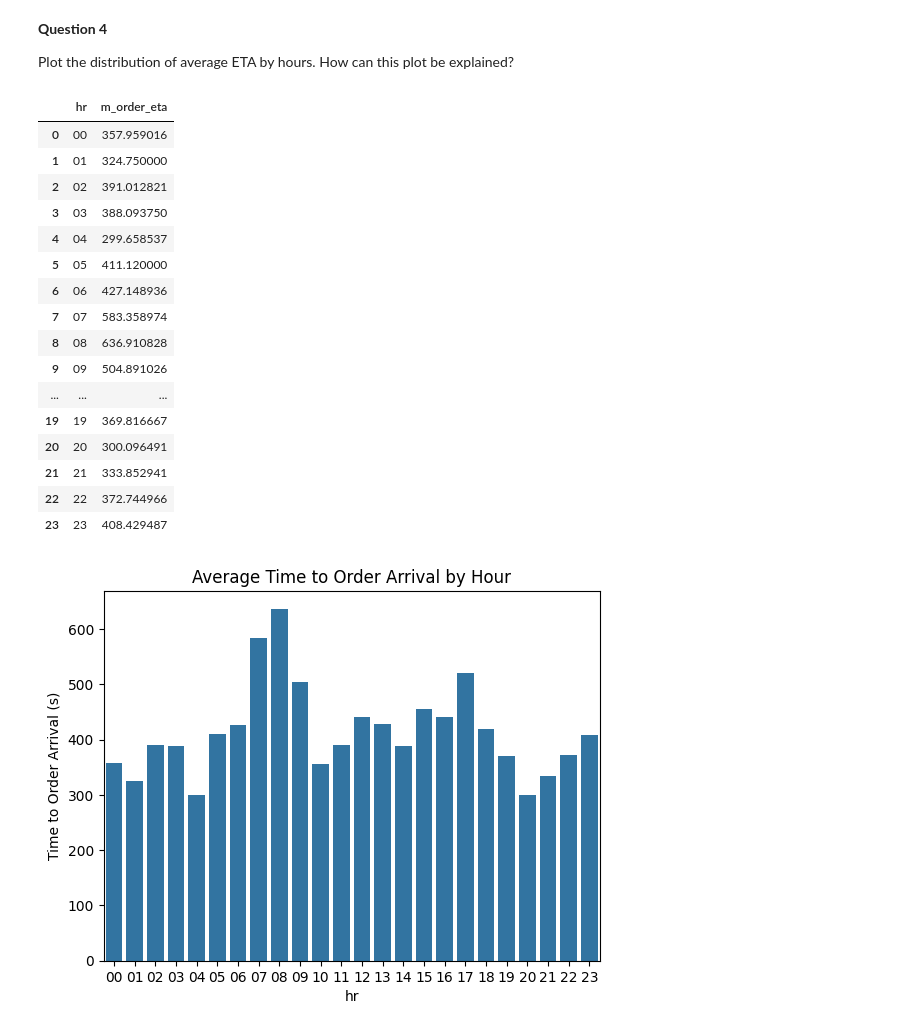
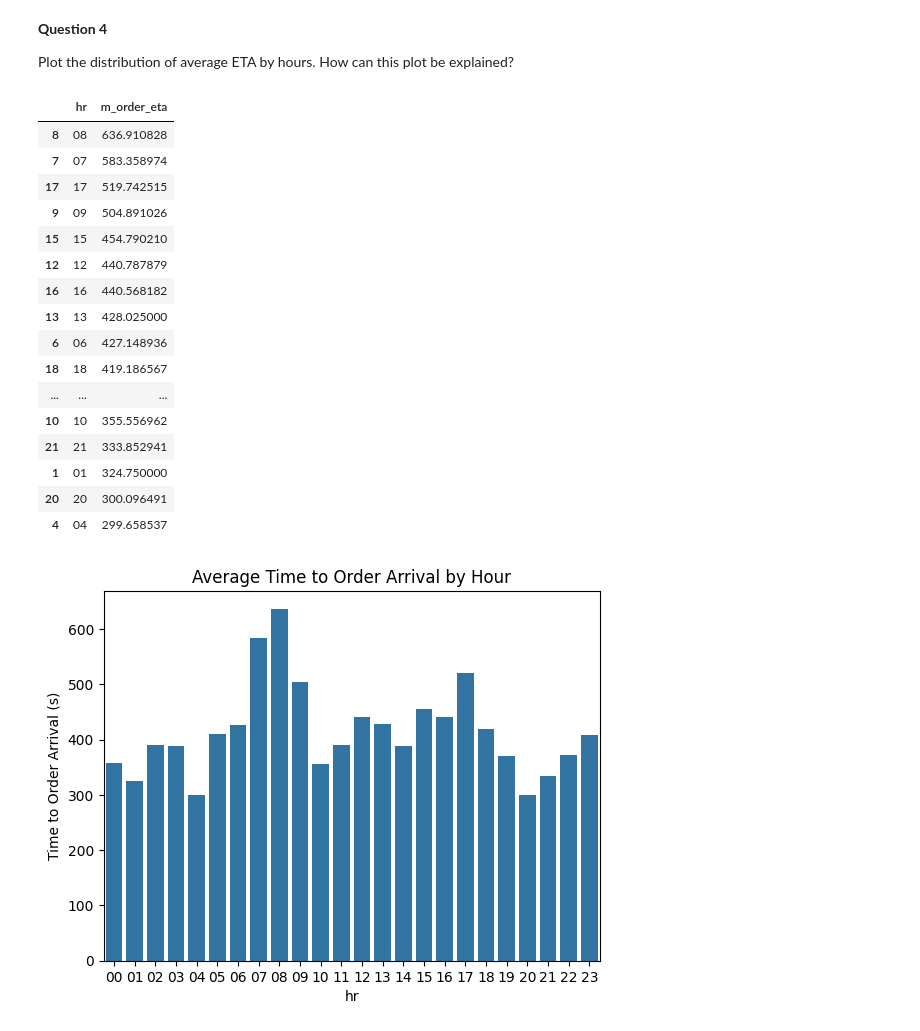
Before and after one commit to jimin-kang/Insights-from-Failed-Orders, a Jupyter notebook: analysis.ipynb, the cells around one changed output. Cells and saved outputs as stored; diff of their text form; code cells hidden in the pictures.

```diff
--- a/analysis.ipynb
+++ b/analysis.ipynb
@@ -106,3 +98,17 @@ Data columns (total 8 columns):
  7   cancellations_time_in_seconds  7307 non-null   float64
 dtypes: float64(4), int64(3), object(1)
 memory usage: 669.9+ KB
+# %%
+order_status_map = {
+    4: 'Client Cancelled',
+    9: 'System Cancelled'
+}
+
+orders_df['order_status'] = orders_df['order_status_key'].map(order_status_map)
+
+is_driver_assigned_map = {
+    0: 'No',
+    1: 'Yes'
+}
+
+orders_df['is_driver_assigned'] = orders_df['is_driver_assigned_key'].map(is_driver_assigned_map)
@@ -199,11 +222,11 @@ First, we must extract the hour from order_datetime.
 # %%
-time_info = combined_df['order_datetime'].str.split(":")
+time_info = orders_df['order_datetime'].str.split(":")
 
-combined_df['hr'] = time_info.str[0]
-combined_df['min'] = time_info.str[1]
-combined_df['sec'] = time_info.str[2]
+orders_df['hr'] = time_info.str[0]
+orders_df['min'] = time_info.str[1]
+orders_df['sec'] = time_info.str[2]
 
-combined_df[['order_datetime', 'hr', 'min', 'sec']].head()
+orders_df[['order_datetime', 'hr', 'min', 'sec']].head()
 # %% [output]
 |  | order_datetime | hr | min | sec |
 | 0 | 18:08:07 | 18 | 08 | 07 |
@@ -332,27 +359,27 @@ This trend in longer average cancellation times for rides with driver assignment
 
 Plot the distribution of average ETA by hours. How can this plot be explained?
 # %%
-avg_eta_by_hr = combined_df.groupby(['hr'])['m_order_eta'].agg('mean').reset_index()
+avg_eta_by_hr = orders_df.groupby(['hr'])['m_order_eta'].agg('mean').reset_index()
 
-avg_eta_by_hr
+avg_eta_by_hr.sort_values(by='m_order_eta', ascending=False)
 # %% [output]
 |  | hr | m_order_eta |
-| 0 | 00 | 357.959016 |
+| 8 | 08 | 636.910828 |
+| 7 | 07 | 583.358974 |
+| 17 | 17 | 519.742515 |
+| 9 | 09 | 504.891026 |
+| 15 | 15 | 454.790210 |
+| 12 | 12 | 440.787879 |
+| 16 | 16 | 440.568182 |
+| 13 | 13 | 428.025000 |
+| 6 | 06 | 427.148936 |
+| 18 | 18 | 419.186567 |
+| ... | ... | ... |
+| 10 | 10 | 355.556962 |
+| 21 | 21 | 333.852941 |
 | 1 | 01 | 324.750000 |
-| 2 | 02 | 391.012821 |
-| 3 | 03 | 388.093750 |
+| 20 | 20 | 300.096491 |
 | 4 | 04 | 299.658537 |
-| 5 | 05 | 411.120000 |
-| 6 | 06 | 427.148936 |
-| 7 | 07 | 583.358974 |
-| 8 | 08 | 636.910828 |
-| 9 | 09 | 504.891026 |
-| ... | ... | ... |
-| 19 | 19 | 369.816667 |
-| 20 | 20 | 300.096491 |
-| 21 | 21 | 333.852941 |
-| 22 | 22 | 372.744966 |
-| 23 | 23 | 408.429487 |
 # %%
 sns.barplot(data=avg_eta_by_hr, x="hr", y="m_order_eta")
 plt.title("Average Time to Order Arrival by Hour")
```
Also changed, not shown: parts of 34 cells of this notebook, 2 other files.
